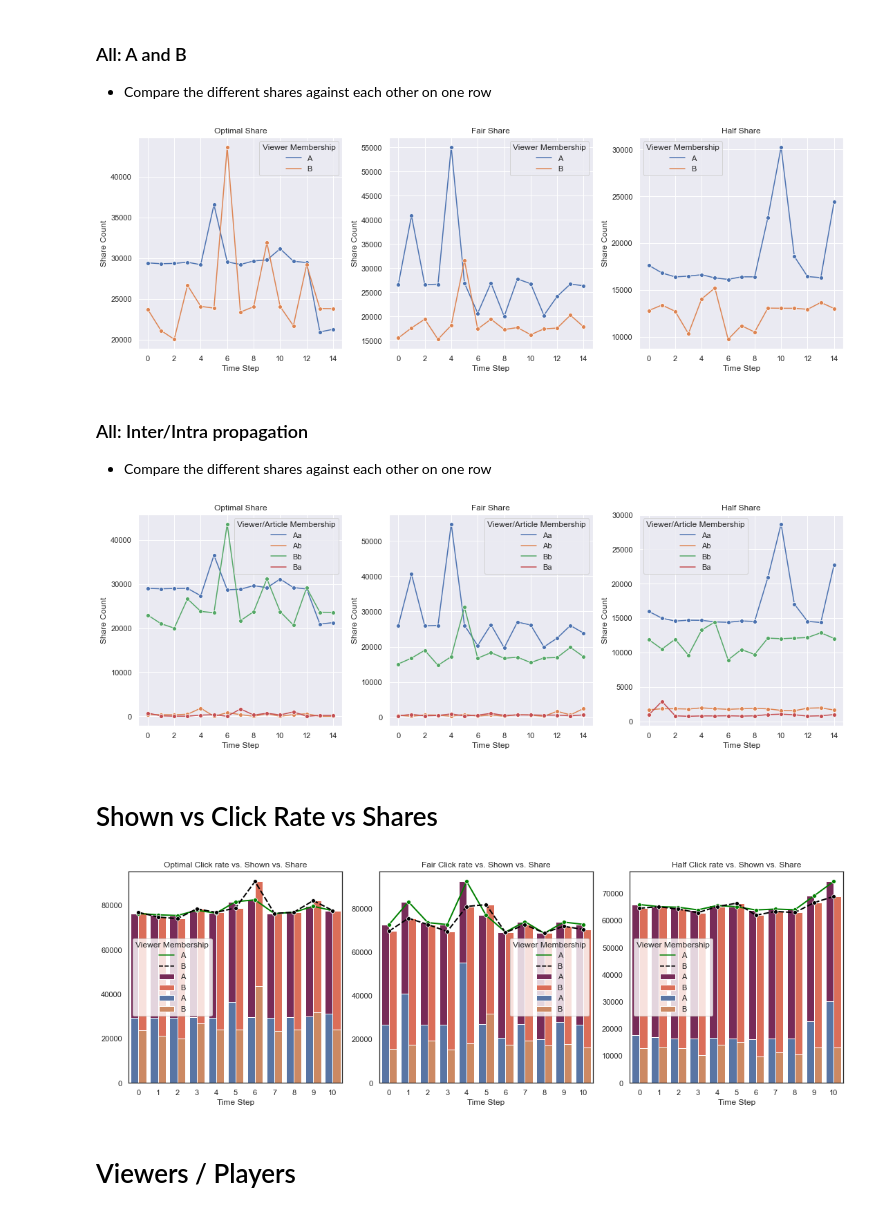
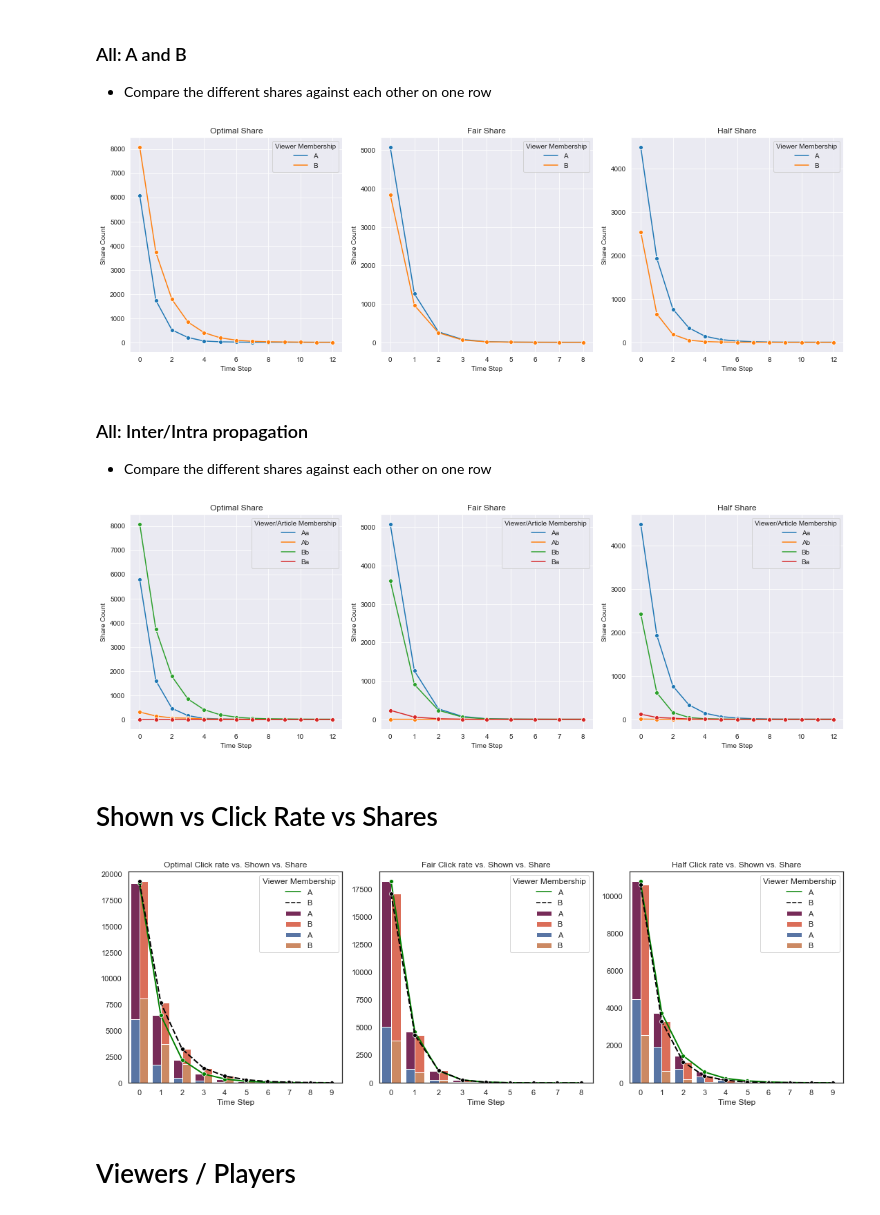
Before and after one commit to jfinocchiaro/long-term-fair-mdps, a Jupyter notebook: political-influence/sim visuals.ipynb, the cells around one changed output. Drawn from its saved outputs; the diff is of its cells as text; code cells hidden in the pictures.

```diff
--- a/political-influence/sim visuals.ipynb
+++ b/political-influence/sim visuals.ipynb
@@ -206,17 +300,17 @@ def shown_share_click(nrows):
 
     title = "Click rate vs. Shown vs. Share"
 
-    data_df11 = df_melt_A_B(click_opt, val_name1, nrows)
-    data_df12 = df_melt_A_B(click_fair, val_name1, nrows)
-    data_df13 = df_melt_A_B(click_half, val_name1, nrows)
+    data_df11 = df_melt_A_B(click_opt[5], val_name1, nrows)
+    data_df12 = df_melt_A_B(click_fair[5], val_name1, nrows)
+    data_df13 = df_melt_A_B(click_half[5], val_name1, nrows)
 
-    data_df21 = df_melt_A_B(shown_opt, val_name2, nrows)
-    data_df22 = df_melt_A_B(shown_fair, val_name2, nrows)
-    data_df23 = df_melt_A_B(shown_half, val_name2, nrows)
+    data_df21 = df_melt_A_B(shown_opt[5], val_name2, nrows)
+    data_df22 = df_melt_A_B(shown_fair[5], val_name2, nrows)
+    data_df23 = df_melt_A_B(shown_half[5], val_name2, nrows)
 
-    data_df31 = df_melt_A_B(share_opt, val_name3, nrows)
-    data_df32 = df_melt_A_B(share_fair, val_name3, nrows)
-    data_df33 = df_melt_A_B(share_half, val_name3, nrows)
+    data_df31 = df_melt_A_B(share_opt[5], val_name3, nrows)
+    data_df32 = df_melt_A_B(share_fair[5], val_name3, nrows)
+    data_df33 = df_melt_A_B(share_half[5], val_name3, nrows)
 
 
     fig, axs = plt.subplots(figsize=(15, 5), ncols=3, constrained_layout=True)
@@ -350,23 +444,23 @@ plot_cs_A_B(share_fair, 'share', 'inter/intra')
 
 - Compare the different shares against each other on one row
 # %%
-plot_cs_A_B_all(share_opt, share_fair, share_half,'share', 'all')
+plot_cs_A_B_all(share_opt[5], share_fair[5], share_half[5],'share', 'all')
 # %% [output]
-[figure, old version]
+[figure, new version]
 # %% [markdown]
 ### All: Inter/Intra propagation
 
 - Compare the different shares against each other on one row
 # %%
-plot_cs_A_B_all(share_opt, share_fair, share_half,'share', 'inter/intra')
+plot_cs_A_B_all(share_opt[5], share_fair[5], share_half[5],'share', 'inter/intra')
 # %% [output]
-[figure, old version]
+[figure, new version]
 # %% [markdown]
 # Shown vs Click Rate vs Shares
 # %%
-shown_share_click(11)
+shown_share_click(10)
 # %% [output]
-[figure, old version]
+[figure, new version]
 # %% [markdown]
 # Viewers / Players
 # %%
```
Also changed, not shown: parts of 26 cells of this notebook, 10 other files.
